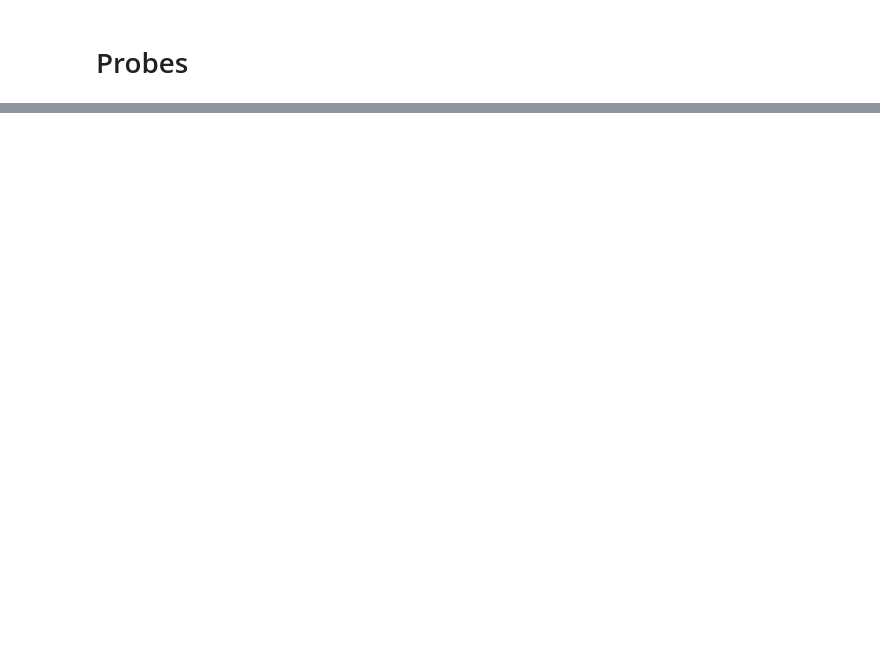
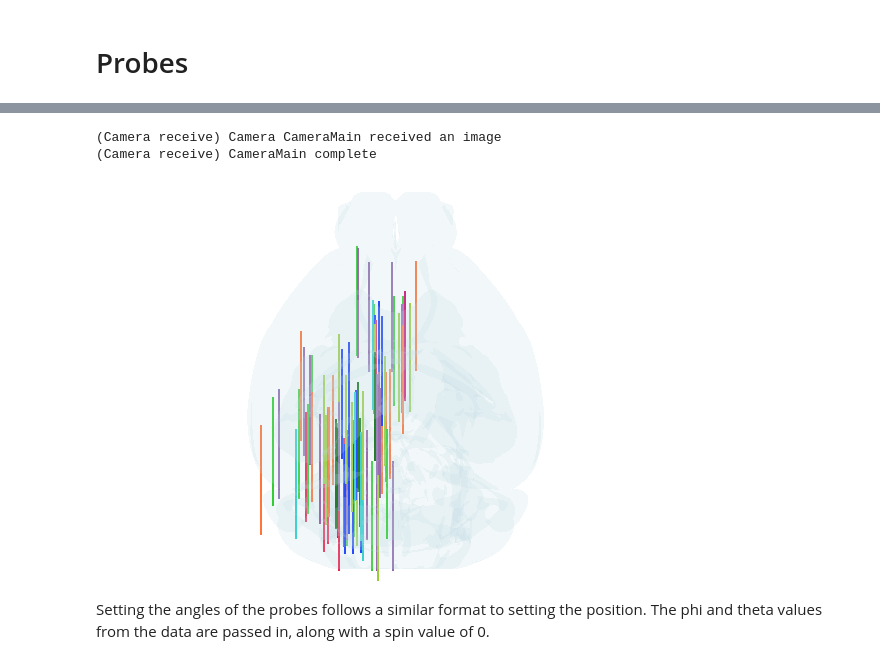
Before and after one commit to VirtualBrainLab/urchin-examples, a Jupyter notebook: basics/probes.ipynb, the cells around one changed output, grey strips where cells are left out. Drawn from its saved outputs; the diff is of its cells as text; code cells hidden in the pictures; blank space fills up the shorter version.

```diff
--- a/basics/probes.ipynb
+++ b/basics/probes.ipynb
@@ -45,0 +99,16 @@ urchin.probes.set_angles(probe_list,[[0,0,0],[0,0,0],[0,0,0],[90,0,0],[0,90,0]])
+# %%
+# Setting probe positions
+# putting in proper formating:
+probe_positions = [] # creating empty list for the positions of each probe
+for probe in range(num_probes): # cycling through each probe
+    probe_pos = [probe_data.loc[probe, "ap"],probe_data.loc[probe, "ml"], probe_data.loc[probe, "dv"]] # creating list of position coordinates in proper order
+    probe_positions.append(probe_pos) #adding each coordinate to positions list
+urchin.probes.set_positions(probes, probe_positions) #setting the positions within the renderer
+# %%
+await urchin.camera.main.screenshot(size=[600,400])
+# %% [output]
+(Camera receive) Camera CameraMain received an image
+(Camera receive) CameraMain complete
+[figure, added]
+# %% [markdown]
+Setting the angles of the probes follows a similar format to setting the position. The phi and theta values from the data are passed in, along with a spin value of 0.
```
Also changed, not shown: parts of 32 cells of this notebook.
